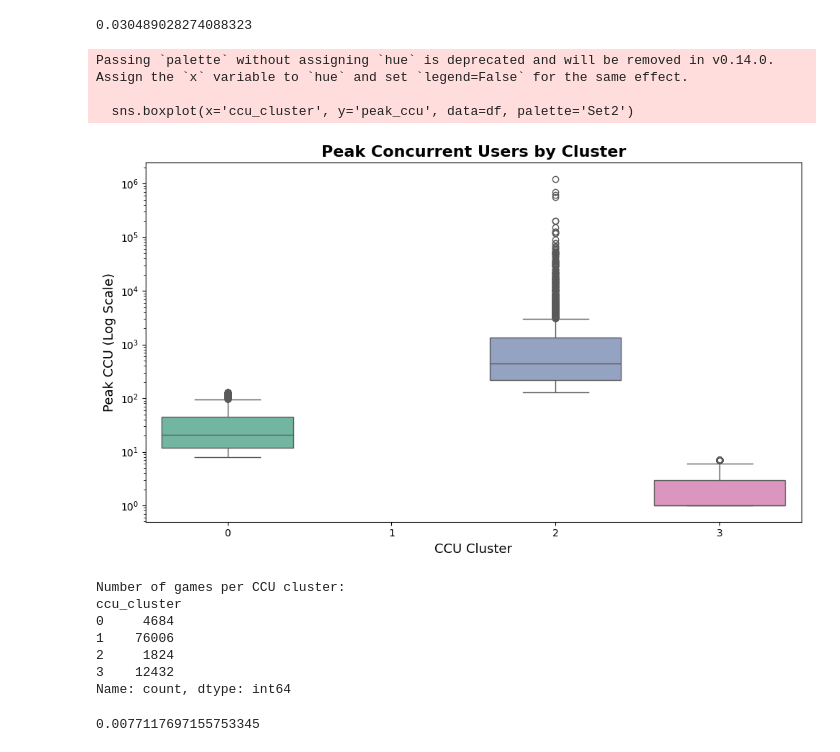
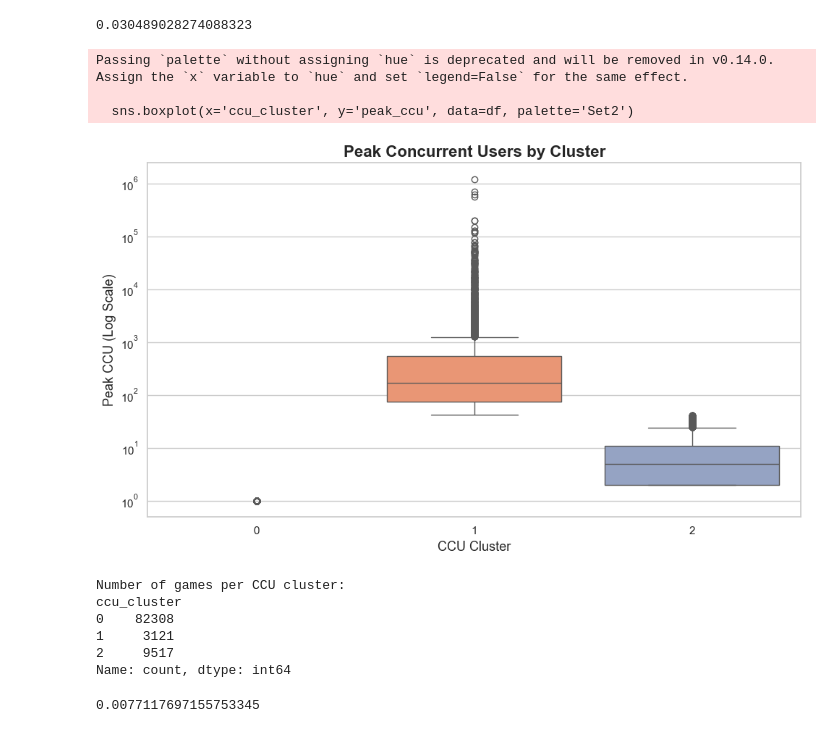
Before and after one commit to bvogler10/CS506_FinalProject, a Jupyter notebook: new-game-plus-backend/newgameplus/notebook.ipynb, the cells around one changed output. Drawn from its saved outputs; the diff is of its cells as text; code cells hidden in the pictures.

Commit message:
Added more visualizations on the dataset

```diff
--- a/new-game-plus-backend/newgameplus/notebook.ipynb
+++ b/new-game-plus-backend/newgameplus/notebook.ipynb
@@ -390,7 +420,7 @@ scaler = StandardScaler()
 X_ccu_log_scaled = scaler.fit_transform(X_ccu_log)
 
 # Use KMeans to cluster the log peak CCU, run many times to get the best result
-kmeans_ccu = KMeans(n_clusters=4, init='k-means++', n_init=250, random_state=97)
+kmeans_ccu = KMeans(n_clusters=3, init='k-means++', n_init=250, random_state=97)
 ccu_cluster_labels = kmeans_ccu.fit_predict(X_ccu_log_scaled)
 
 # Assign cluster labels to dataframe
@@ -404,40 +434,39 @@ df['ccu_cluster'] = ccu_cluster_labels
 #     km = KMeans(n_clusters=k, init='k-means++')
 #     km.fit(X_ccu_log_scaled)
 #     inertia_vals_ccu.append(km.inertia_)
 
 # plt.figure()
 # plt.plot(k_values, inertia_vals_ccu, marker='o', linestyle='--')
 # plt.xlabel('Number of Clusters (k)')
 # plt.ylabel('Inertia')
 # plt.title('Elbow Method for Log Peak CCU Clustering')
 # plt.tight_layout()
 # plt.show()
 
 # Boxplot of peak CCU distribution by cluster
 plt.figure(figsize=(10, 6))
 sns.boxplot(x='ccu_cluster', y='peak_ccu', data=df, palette='Set2')
 plt.yscale('log')  # Important: CCU still spans large values
 plt.title("Peak Concurrent Users by Cluster", fontsize=16, weight='bold')
 plt.xlabel("CCU Cluster", fontsize=13)
 plt.ylabel("Peak CCU (Log Scale)", fontsize=13)
 plt.tight_layout()
 plt.show()
 
 # Print the number of games in each CCU cluster
 ccu_cluster_counts = df['ccu_cluster'].value_counts().sort_index()
 print("Number of games per CCU cluster:")
 print(ccu_cluster_counts)
 # %% [output]
 Passing `palette` without assigning `hue` is deprecated and will be removed in v0.14.0. Assign the `x` variable to `hue` and set `legend=False` for the same effect.
 
   sns.boxplot(x='ccu_cluster', y='peak_ccu', data=df, palette='Set2')
-[figure, old version]
+[figure, new version]
 Number of games per CCU cluster:
 ccu_cluster
-0     4684
-1    76006
-2     1824
-3    12432
+0    82308
+1     3121
+2     9517
 Name: count, dtype: int64
 # %%
 # find how well the clustering went
```
Also changed, not shown: parts of 2 cells of this notebook.
